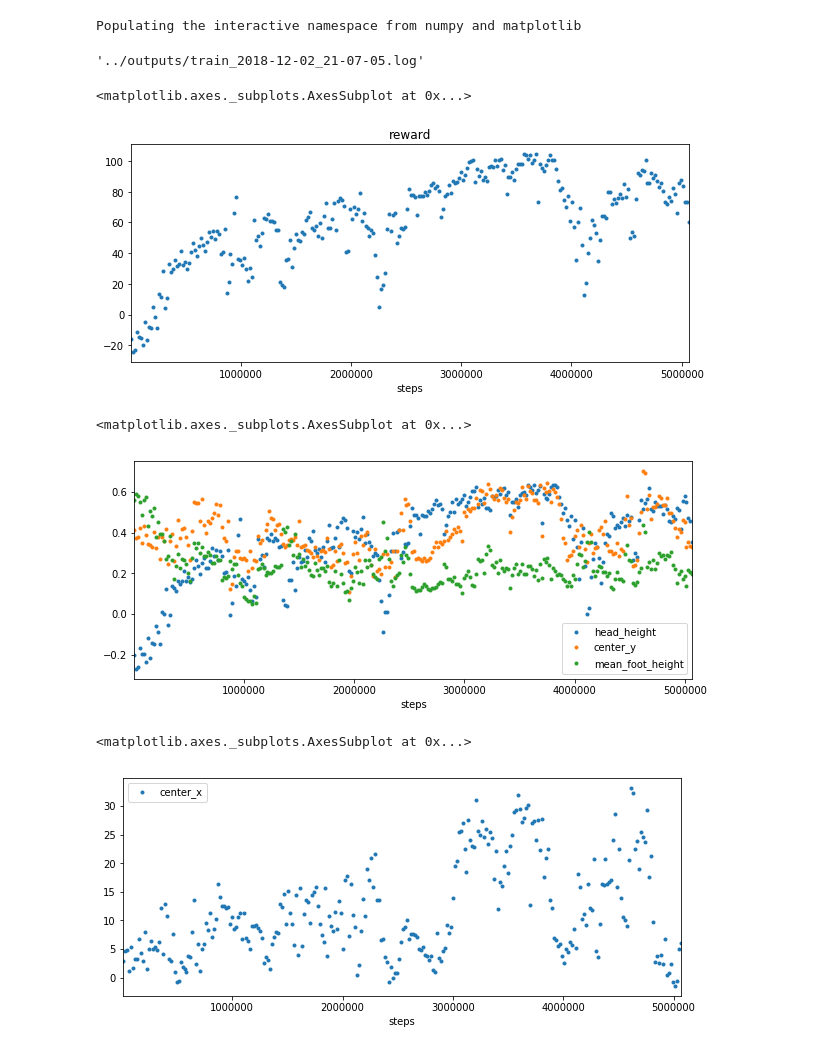
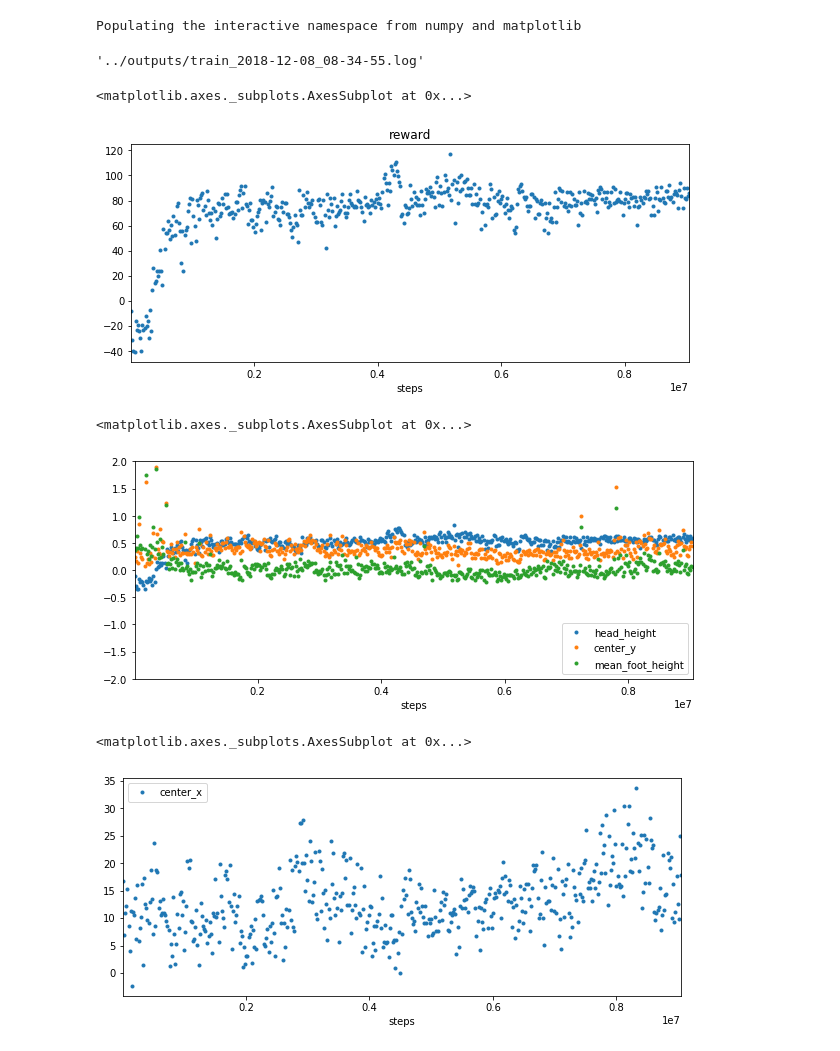
Before and after one commit to wassname/rl_2d_walker.js, a Jupyter notebook: scripts/view_log.ipynb, the cells around one changed output. Saved outputs shown, nothing was run; the diff lists cells and outputs as text; code cells hidden in the pictures.

```diff
--- a/scripts/view_log.ipynb
+++ b/scripts/view_log.ipynb
@@ -9,10 +9,10 @@ Populating the interactive namespace from numpy and matplotlib
 from pylab import rcParams
 rcParams['figure.figsize'] = 10, 4
 # %%
-latest_log = sorted(glob.glob('../outputs/*.log'))[-2]
+latest_log = sorted(glob.glob('../outputs/*.log'))[-1]
 latest_log
 # %% [output]
-'../outputs/train_2018-12-02_21-07-05.log'
+'../outputs/train_2018-12-08_08-34-55.log'
 # %%
 def parse_log(infile):
     datas = []
@@ -36,17 +36,17 @@ df = parse_log(latest_log)
 df['reward'].plot(style='.', title='reward')
 # %% [output]
 <matplotlib.axes._subplots.AxesSubplot at 0x...>
-[figure, old version]
+[figure, new version]
 # %%
-df[['head_height','center_y','mean_foot_height']].plot(style='.')
+df[['head_height','center_y','mean_foot_height']].plot(style='.', ylim=[-2,2])
 # %% [output]
 <matplotlib.axes._subplots.AxesSubplot at 0x...>
-[figure, old version]
+[figure, new version]
 # %%
 df[['center_x']].plot(style='.')
 # %% [output]
 <matplotlib.axes._subplots.AxesSubplot at 0x...>
-[figure, old version]
+[figure, new version]
 # %%
 df['ActorLoss'].plot(style='.')
 df['CriticLoss'].plot(style='.', secondary_y=True, ax=plt.gca())
```
Also changed, not shown: parts of 3 cells of this notebook, 10 other files.
